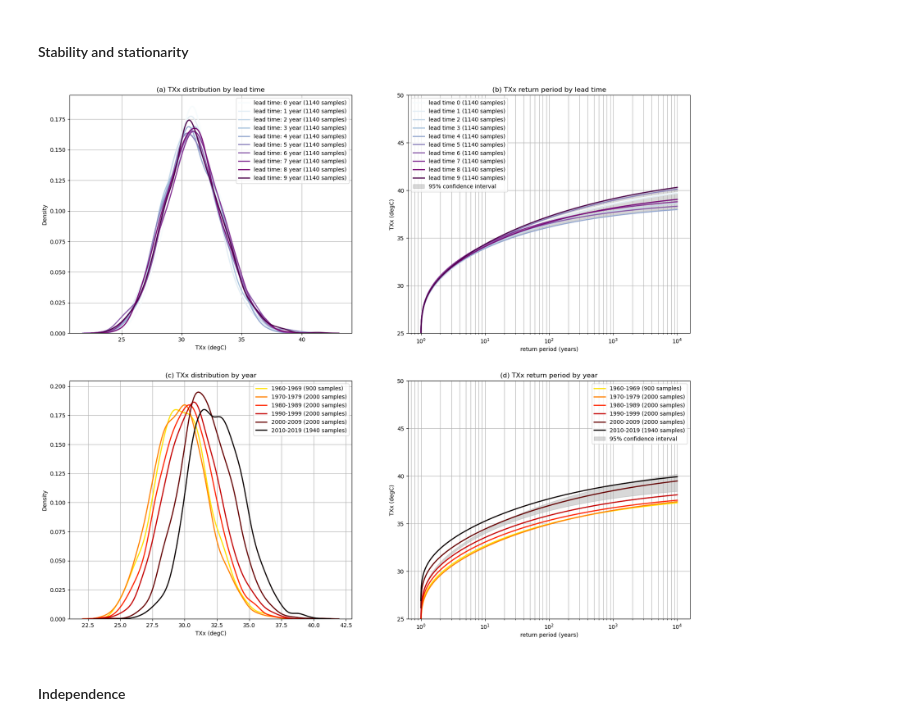
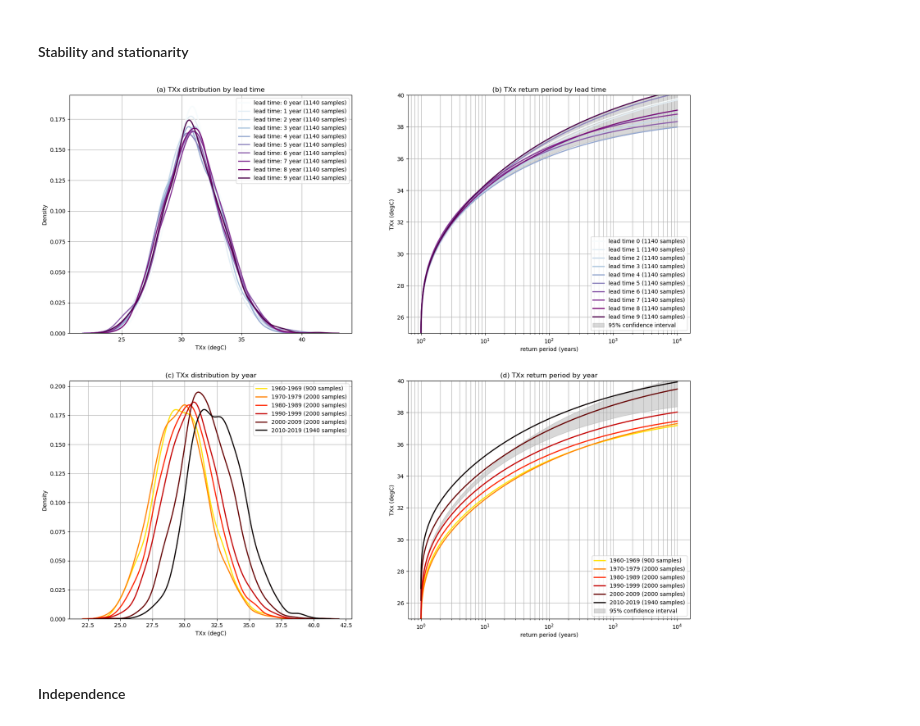
Before and after one commit to DamienIrving/unseen-projects, a Jupyter notebook: project-wcrp-txx/analysis_CanESM5.ipynb, the cells around one changed output. Cells and saved outputs as stored; diff of their text form; code cells hidden in the pictures.

```diff
--- a/project-wcrp-txx/analysis_CanESM5.ipynb
+++ b/project-wcrp-txx/analysis_CanESM5.ipynb
@@ -54,7 +56,7 @@ box_lon0 = 237
 box_lon1 = 241
 
 dist_min = 25
-dis_max = 40
+dist_max = 40
 
 outdir = '/g/data/xv83/unseen-projects/outputs/wcrp-txx/data'
 obs_file = f'{outdir}/txx_ERA5_1940-2025_annual_PNW.nc'
@@ -116,15 +118,15 @@ Attributes: (12/53)
 # %%
 stability.create_plot(
     model_ds[var],
     metric,
     [1960, 1970, 1980, 1990, 2000, 2010],
     uncertainty=True,
     return_method='gev',
     units=f'{metric} ({units})',
-    ylim=(25, 50),
+    ylim=(dist_min, dist_max),
 )
 # %% [output]
-[figure, old version]
+[figure, new version]
 # %% [markdown]
 #### Independence
 # %%
```
Also changed, not shown: parts of 18 cells of this notebook.
